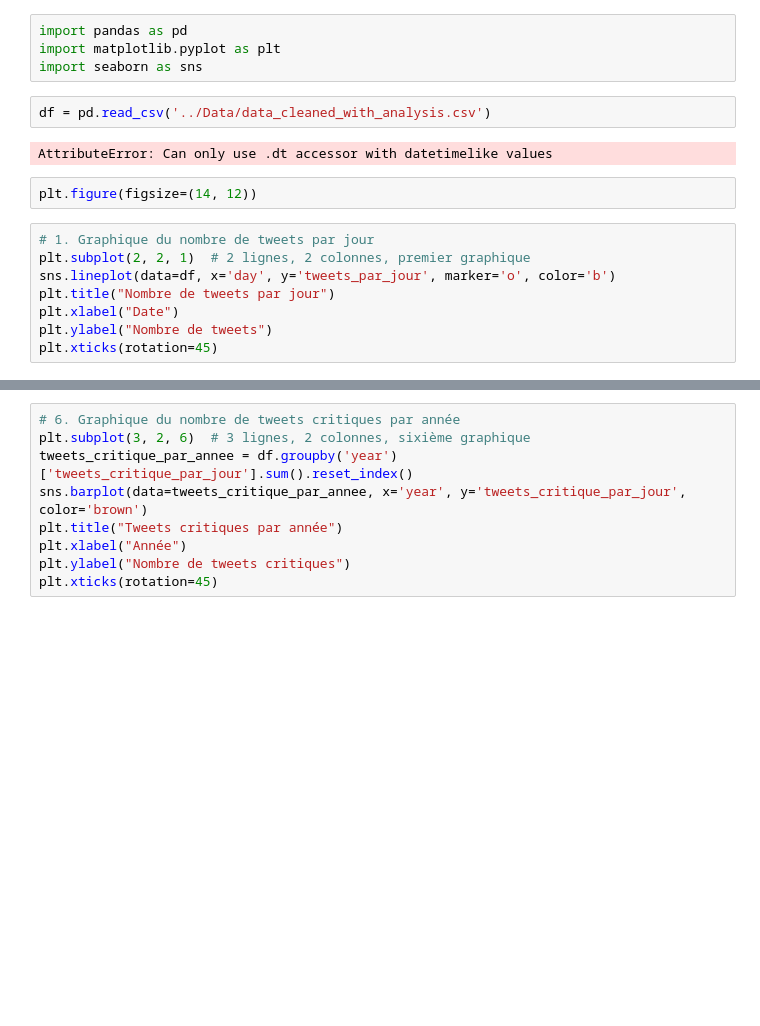
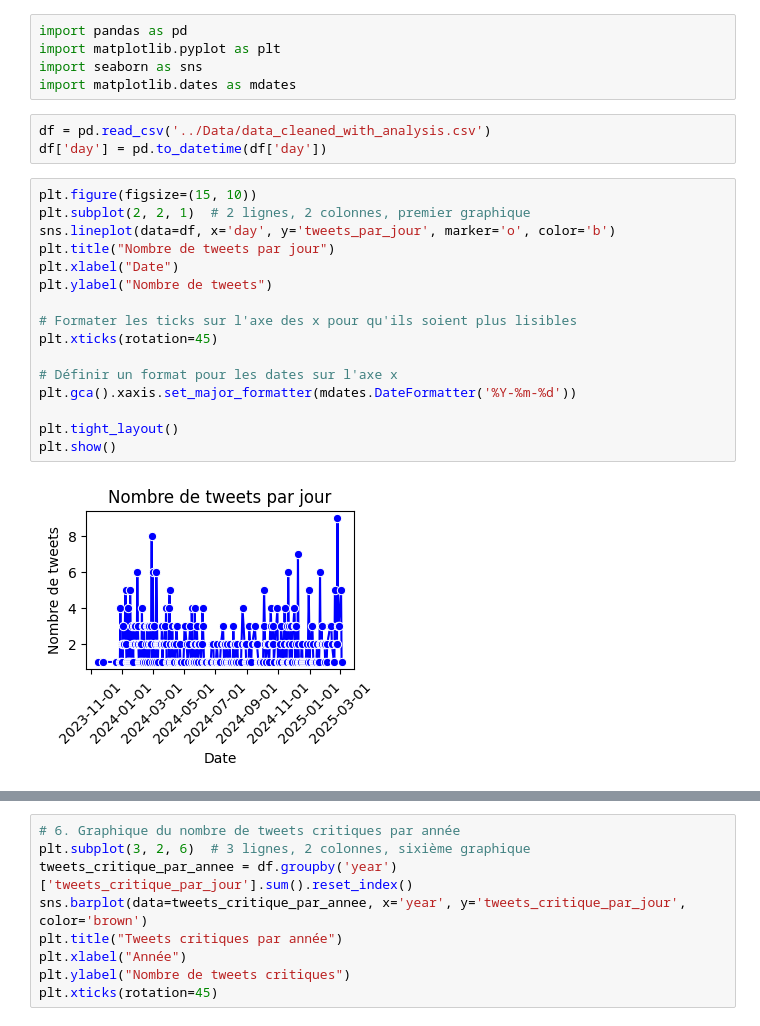
Before and after one commit to Ilyes360/engie, a Jupyter notebook: Graphe(Analyse)/Analyse.ipynb, the cells around one changed output, grey strips where cells are left out. Drawn from its saved outputs; the diff is of its cells as text; blank space fills up the shorter version.

```diff
--- a/Graphe(Analyse)/Analyse.ipynb
+++ b/Graphe(Analyse)/Analyse.ipynb
@@ -2,20 +2,28 @@
 import pandas as pd
 import matplotlib.pyplot as plt
 import seaborn as sns
+import matplotlib.dates as mdates
 # %%
 df = pd.read_csv('../Data/data_cleaned_with_analysis.csv')
+df['day'] = pd.to_datetime(df['day'])
-# %% [output]
-AttributeError: Can only use .dt accessor with datetimelike values
-# %%
-plt.figure(figsize=(14, 12))
 # %%
-# 1. Graphique du nombre de tweets par jour
+plt.figure(figsize=(15, 10))
 plt.subplot(2, 2, 1)  # 2 lignes, 2 colonnes, premier graphique
 sns.lineplot(data=df, x='day', y='tweets_par_jour', marker='o', color='b')
 plt.title("Nombre de tweets par jour")
 plt.xlabel("Date")
 plt.ylabel("Nombre de tweets")
+
+# Formater les ticks sur l'axe des x pour qu'ils soient plus lisibles
 plt.xticks(rotation=45)
+
+# Définir un format pour les dates sur l'axe x
+plt.gca().xaxis.set_major_formatter(mdates.DateFormatter('%Y-%m-%d'))
+
+plt.tight_layout()
+plt.show()
+# %% [output]
+[figure, added]
 # %%
 # 2. Graphique du nombre de tweets critiques par jour
 plt.subplot(2, 2, 2)  # 2 lignes, 2 colonnes, deuxième graphique
```
Also changed, not shown: parts of 4 cells of this notebook.
